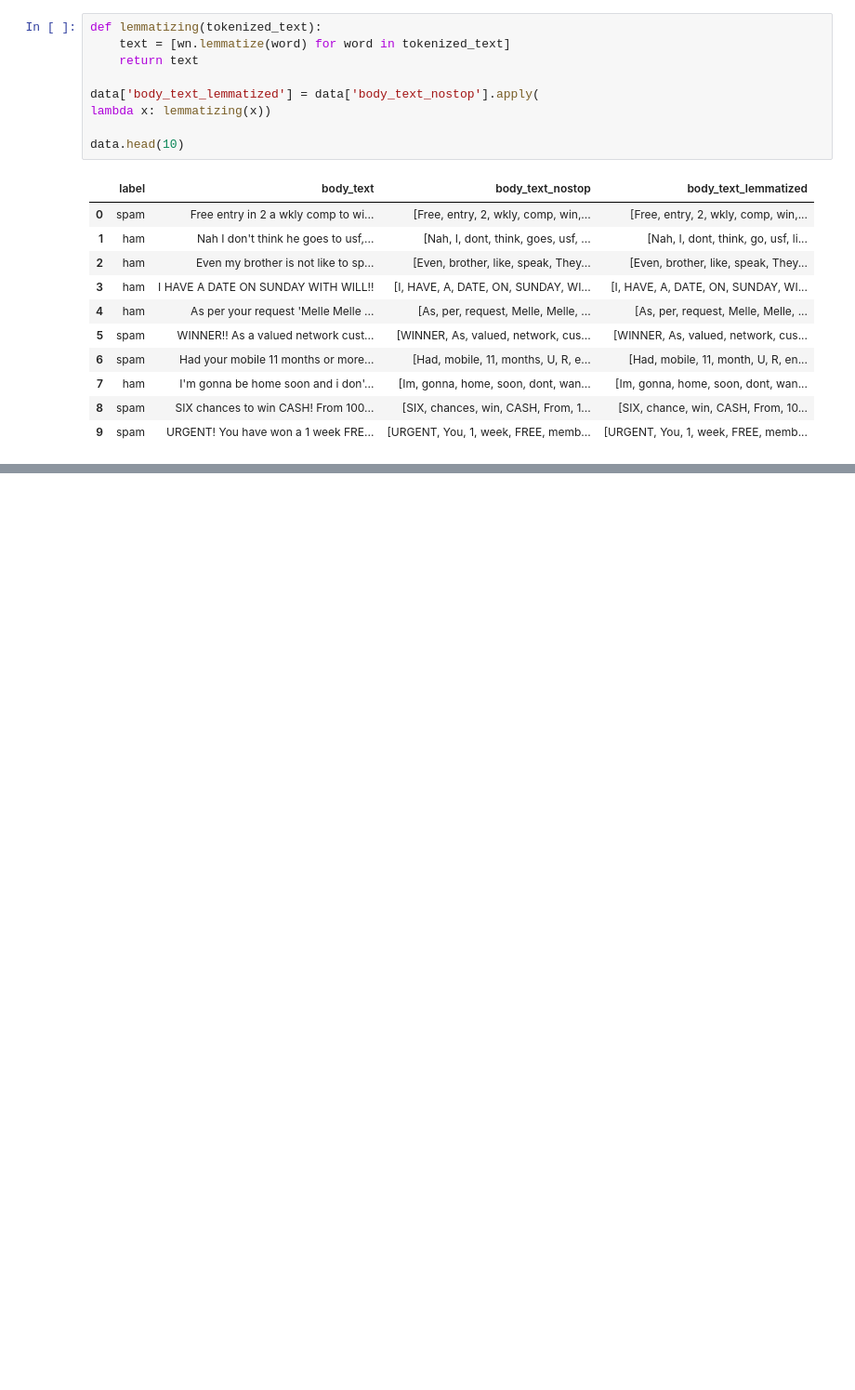
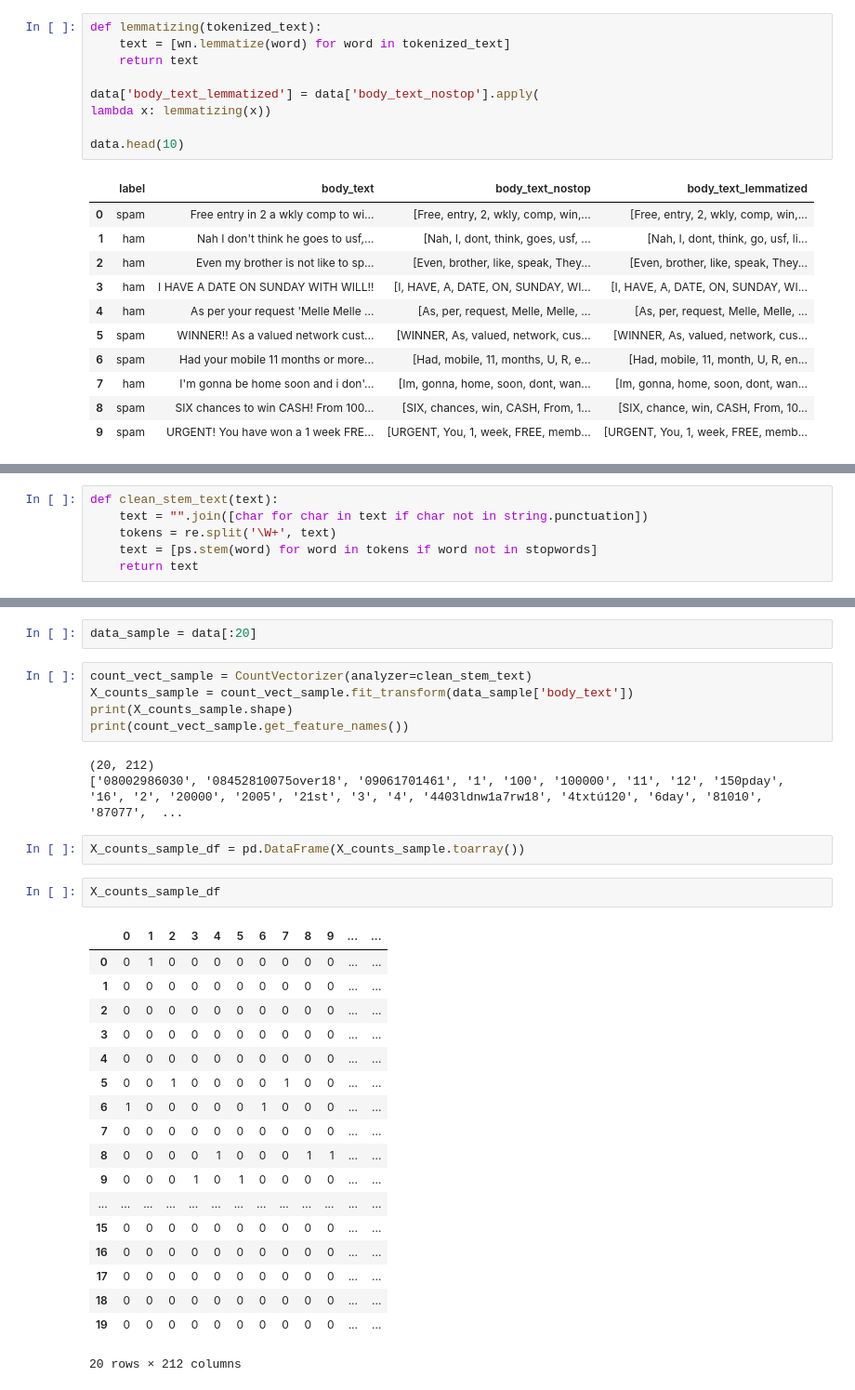
Before and after one commit to allaccountstaken/nlp_with_nltk, a Jupyter notebook: nlp_pipeline.ipynb, the cells around one changed output, grey strips where cells are left out. Shown at 93% size. Saved outputs shown, nothing was run; the diff lists cells and outputs as text; blank space fills up the shorter version.

Commit message:
vectorizing with count frequencies

```diff
--- a/nlp_pipeline.ipynb
+++ b/nlp_pipeline.ipynb
@@ -522,0 +547,6 @@ NameError: name 'string' is not defined
+# %%
+def clean_stem_text(text):
+    text = "".join([char for char in text if char not in string.punctuation])
+    tokens = re.split('\W+', text)
+    text = [ps.stem(word) for word in tokens if word not in stopwords]
+    return text
@@ -522,0 +563,33 @@ NameError: name 'string' is not defined
+# %%
+data_sample = data[:20]
+# %%
+count_vect_sample = CountVectorizer(analyzer=clean_stem_text)
+X_counts_sample = count_vect_sample.fit_transform(data_sample['body_text'])
+print(X_counts_sample.shape)
+print(count_vect_sample.get_feature_names())
+# %% [output]
+(20, 212)
+['08002986030', '08452810075over18', '09061701461', '1', '100', '100000', '11', '12', '150pday', '16', '2', '20000', '2005', '21st', '3', '4', '4403ldnw1a7rw18', '4txtú120', '6day', '81010', '87077',  ...
+# %%
+X_counts_sample_df = pd.DataFrame(X_counts_sample.toarray())
+# %%
+X_counts_sample_df
+# %% [output]
+|  | 0 | 1 | 2 | 3 | 4 | 5 | 6 | 7 | 8 | 9 | ... | ... |
+| 0 | 0 | 1 | 0 | 0 | 0 | 0 | 0 | 0 | 0 | 0 | ... | ... |
+| 1 | 0 | 0 | 0 | 0 | 0 | 0 | 0 | 0 | 0 | 0 | ... | ... |
+| 2 | 0 | 0 | 0 | 0 | 0 | 0 | 0 | 0 | 0 | 0 | ... | ... |
+| 3 | 0 | 0 | 0 | 0 | 0 | 0 | 0 | 0 | 0 | 0 | ... | ... |
+| 4 | 0 | 0 | 0 | 0 | 0 | 0 | 0 | 0 | 0 | 0 | ... | ... |
+| 5 | 0 | 0 | 1 | 0 | 0 | 0 | 0 | 1 | 0 | 0 | ... | ... |
+| 6 | 1 | 0 | 0 | 0 | 0 | 0 | 1 | 0 | 0 | 0 | ... | ... |
+| 7 | 0 | 0 | 0 | 0 | 0 | 0 | 0 | 0 | 0 | 0 | ... | ... |
+| 8 | 0 | 0 | 0 | 0 | 1 | 0 | 0 | 0 | 1 | 1 | ... | ... |
+| 9 | 0 | 0 | 0 | 1 | 0 | 1 | 0 | 0 | 0 | 0 | ... | ... |
+| ... | ... | ... | ... | ... | ... | ... | ... | ... | ... | ... | ... | ... |
+| 15 | 0 | 0 | 0 | 0 | 0 | 0 | 0 | 0 | 0 | 0 | ... | ... |
+| 16 | 0 | 0 | 0 | 0 | 0 | 0 | 0 | 0 | 0 | 0 | ... | ... |
+| 17 | 0 | 0 | 0 | 0 | 0 | 0 | 0 | 0 | 0 | 0 | ... | ... |
+| 18 | 0 | 0 | 0 | 0 | 0 | 0 | 0 | 0 | 0 | 0 | ... | ... |
+| 19 | 0 | 0 | 0 | 0 | 0 | 0 | 0 | 0 | 0 | 0 | ... | ... |
+20 rows × 212 columns
```
Also changed, not shown: parts of 9 cells of this notebook, 1 other file.
